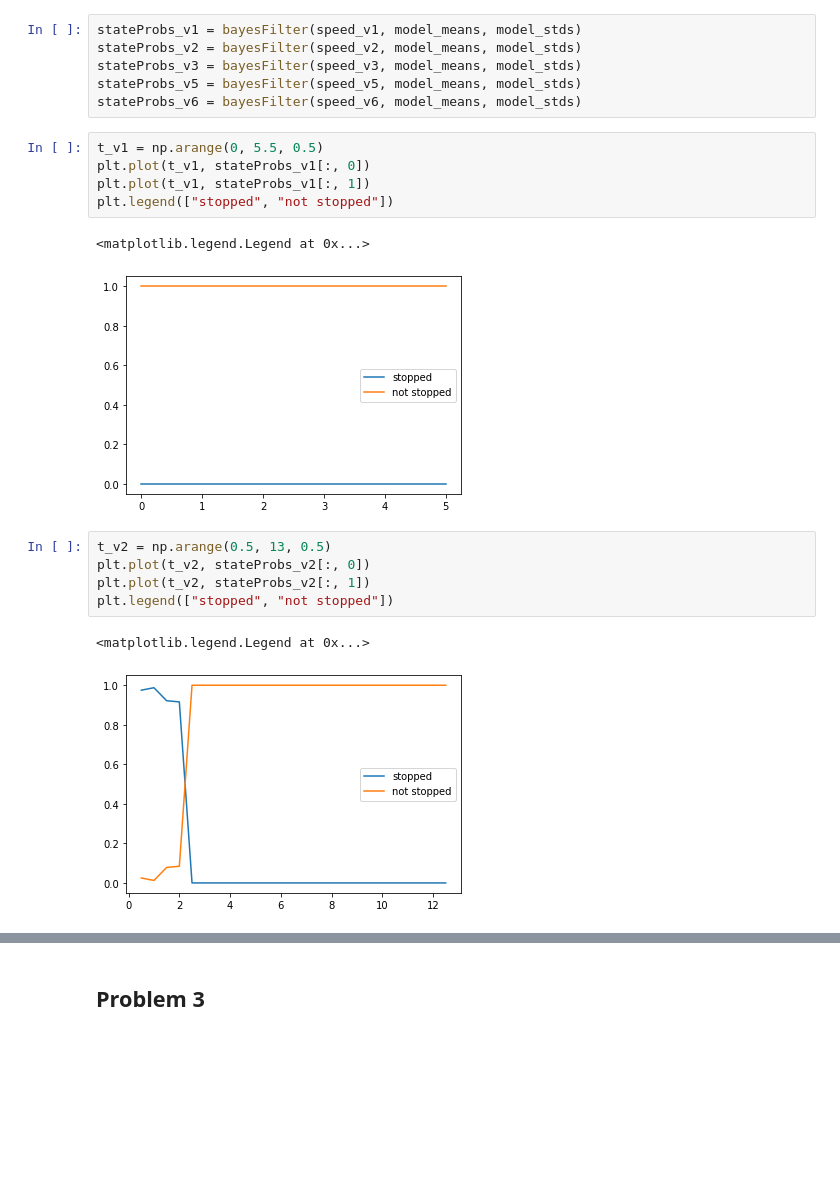
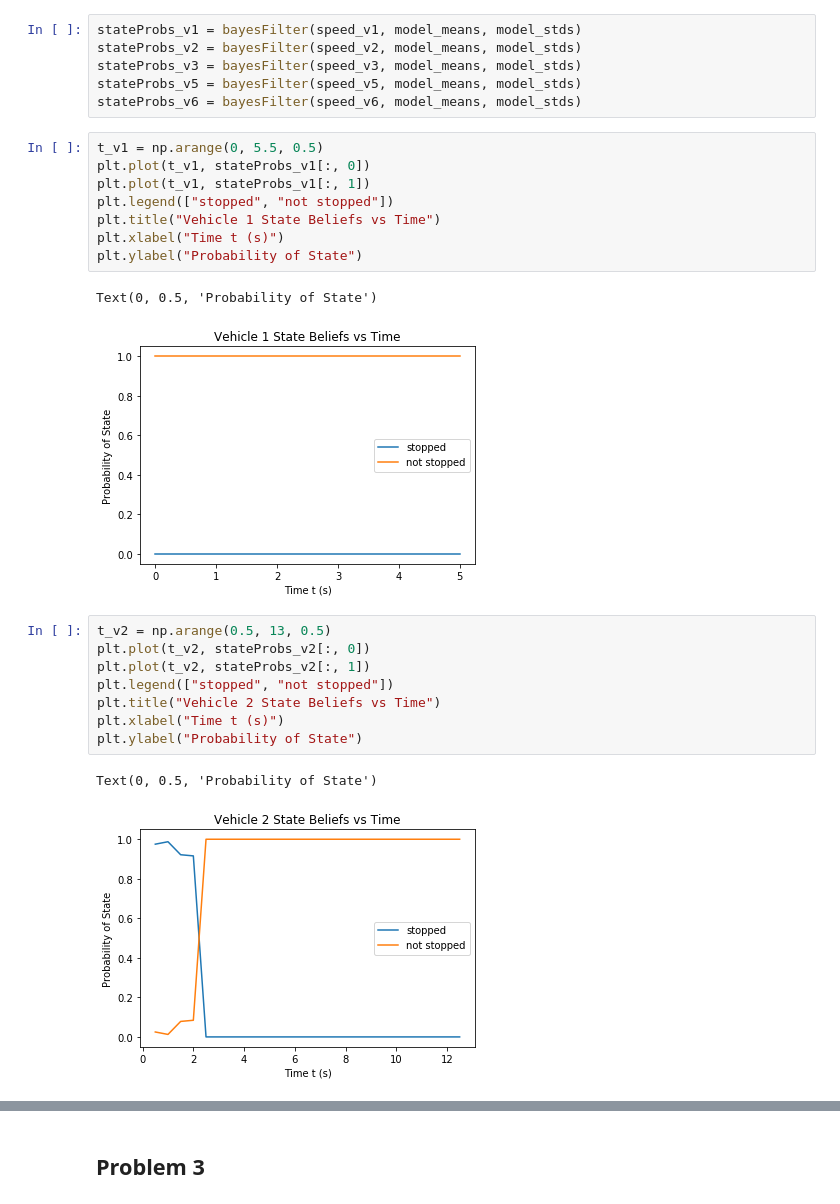
Before and after one commit to clylau/E205_HW2, a Jupyter notebook: hw2.ipynb, the cells around one changed output, grey strips where cells are left out. Saved outputs shown, nothing was run; the diff lists cells and outputs as text; blank space fills up the shorter version.

```diff
--- a/hw2.ipynb
+++ b/hw2.ipynb
@@ -592,19 +604,25 @@ stateProbs_v6 = bayesFilter(speed_v6, model_means, model_stds)
 # %%
 t_v1 = np.arange(0, 5.5, 0.5)
 plt.plot(t_v1, stateProbs_v1[:, 0])
 plt.plot(t_v1, stateProbs_v1[:, 1])
 plt.legend(["stopped", "not stopped"])
+plt.title("Vehicle 1 State Beliefs vs Time")
+plt.xlabel("Time t (s)")
+plt.ylabel("Probability of State")
 # %% [output]
-<matplotlib.legend.Legend at 0x...>
+Text(0, 0.5, 'Probability of State')
-[figure, old version]
+[figure, new version]
 # %%
 t_v2 = np.arange(0.5, 13, 0.5)
 plt.plot(t_v2, stateProbs_v2[:, 0])
 plt.plot(t_v2, stateProbs_v2[:, 1])
 plt.legend(["stopped", "not stopped"])
+plt.title("Vehicle 2 State Beliefs vs Time")
+plt.xlabel("Time t (s)")
+plt.ylabel("Probability of State")
 # %% [output]
-<matplotlib.legend.Legend at 0x...>
+Text(0, 0.5, 'Probability of State')
-[figure, old version]
+[figure, new version]
 # %%
 t_v3 = np.arange(2.5, 18.5, 0.5)
 plt.plot(t_v3, stateProbs_v3[:, 0])
```
Also changed, not shown: parts of 11 cells of this notebook.
